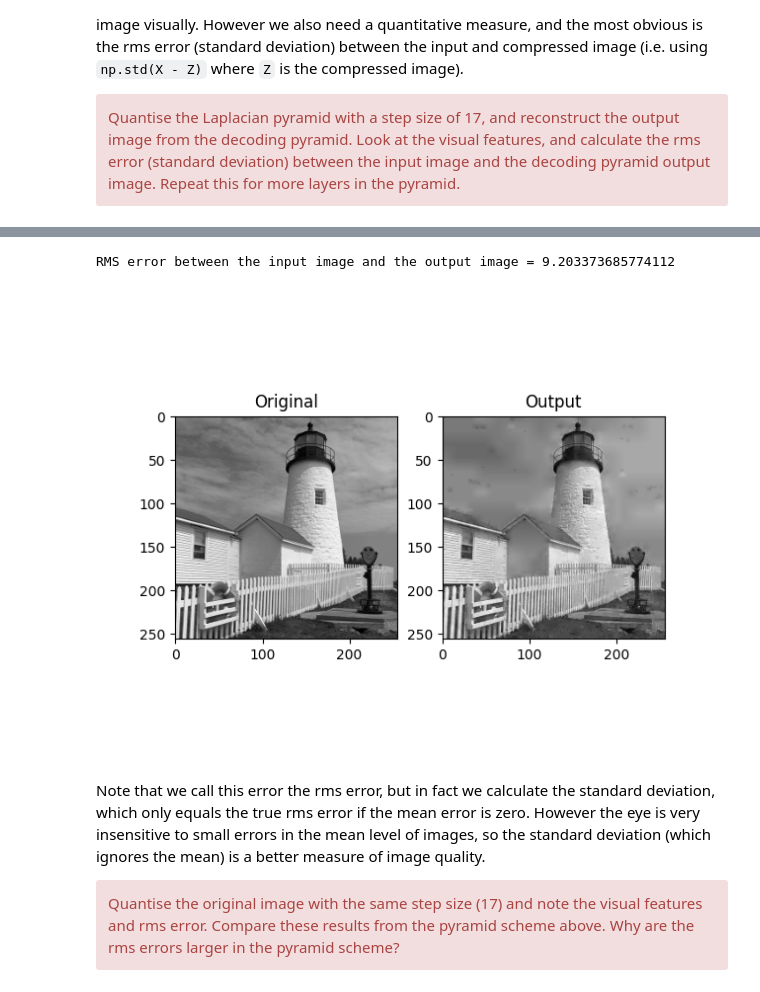
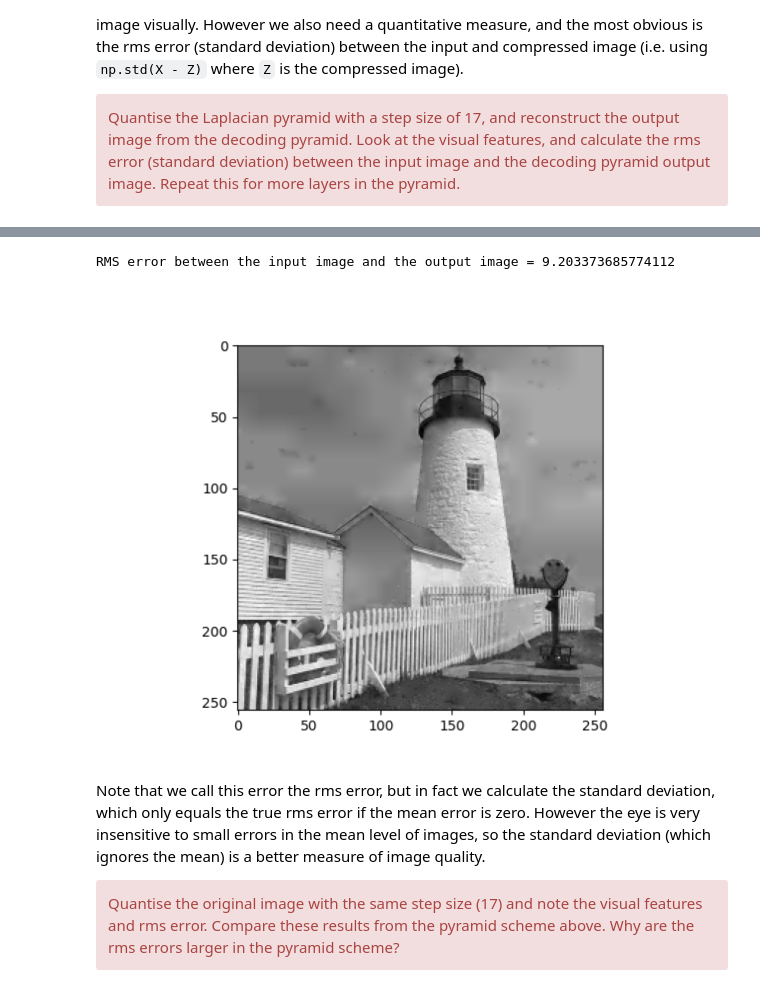
Before and after one commit to ki277/cued_sf2_lab, a Jupyter notebook: 6-laplacian-pyramid.ipynb, the cells around one changed output, grey strips where cells are left out. Cells and saved outputs as stored; diff of their text form; code cells hidden in the pictures.

```diff
--- a/6-laplacian-pyramid.ipynb
+++ b/6-laplacian-pyramid.ipynb
@@ -432,23 +445,22 @@ def py6dec(Y0, Y1, Y2, Y3, Y4, Y5, X6, h):
 # %%
 Y0, Y1, Y2, Y3, Y4, Y5, X6 = py6enc(X, h)
 Y0, Y1, Y2, Y3, Y4, Y5, X6 = [quantise(layer, step) for layer in [Y0, Y1, Y2, Y3, Y4, Y5, X6]]
 #print(Y0, Y1, Y2, Y3, X4)
 Z5, Z4, Z3, Z2, Z1, Z05 = py6dec(Y0, Y1, Y2, Y3, Y4, Y5, X6, h)
 
 # the rms error between the original and recondtructed image
 encode_decode_err = np.std(X - Z05)
 print(f'RMS error between the input image and the output image = {encode_decode_err}')
 
 # look at the visual features
-fig, ax = plt.subplots(1, 2)
-ax[0].imshow(X, cmap='gray')
-ax[0].set_title('Original')
-ax[1].imshow(Z0, cmap='gray')
-ax[1].set_title('Output')
+fig, ax = plt.subplots()
+ax.imshow(Z0, cmap='gray')
+#plt.savefig('6_6_layers_rms.png', dpi=300, bbox_inches='tight')
+
 plt.show()
 # %% [output]
 RMS error between the input image and the output image = 9.203373685774112
-[figure, old version]
+[figure, new version]
 # %% [markdown]
 Note that we call this error the rms error, but in fact we calculate the standard deviation, which only equals the true rms error if the mean error is zero. However the eye is very insensitive to small errors in the mean level of images, so the standard deviation (which ignores the mean) is a better measure of image quality.
 
```
Also changed, not shown: parts of 20 cells of this notebook, 1 other file.
